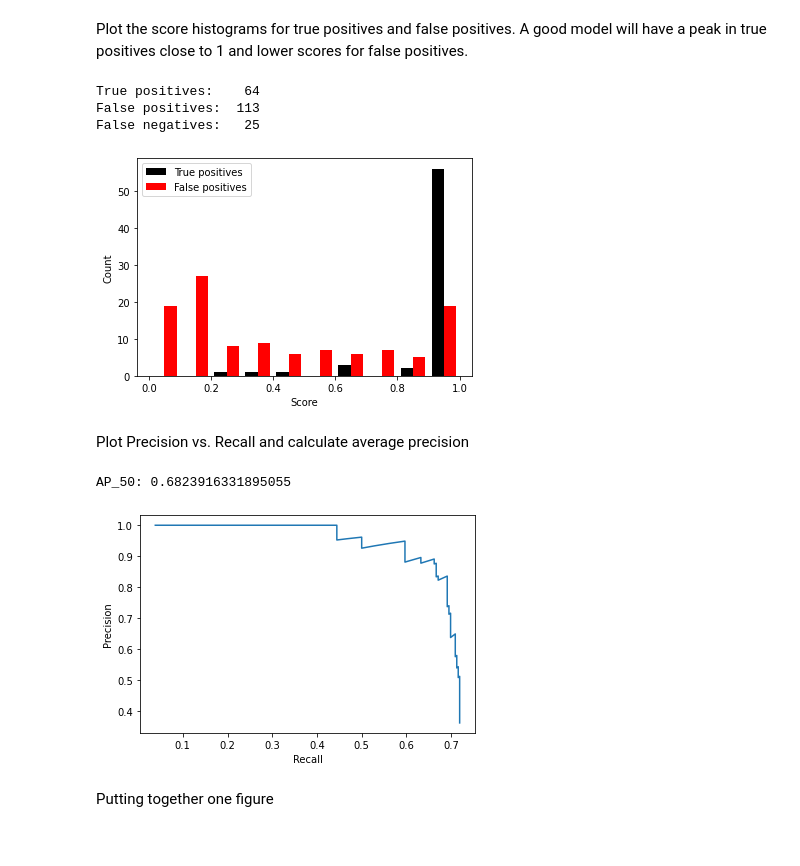
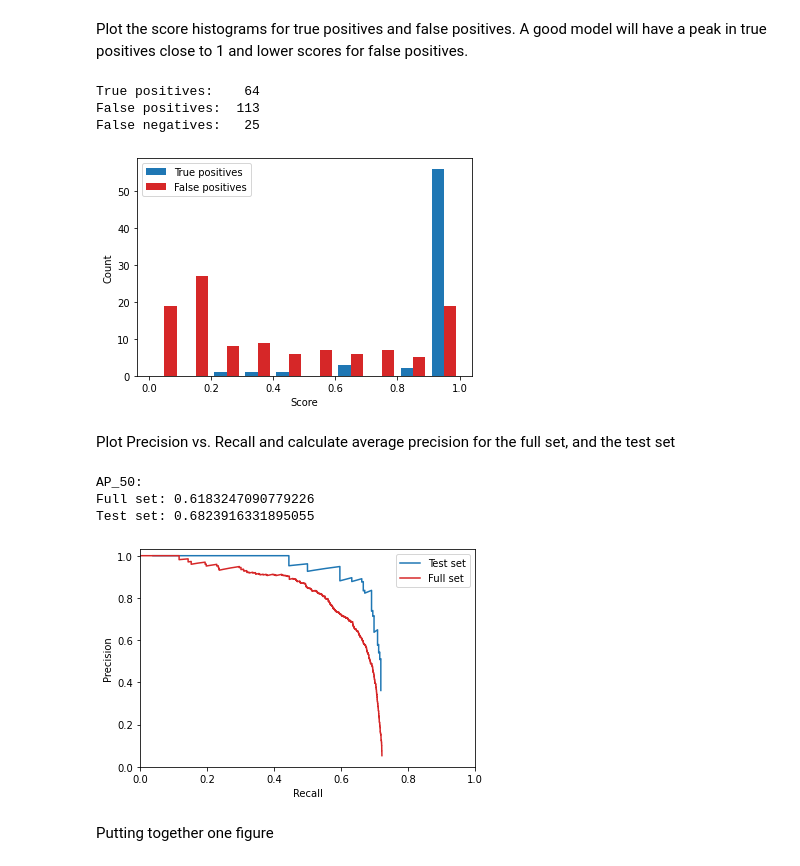
Before and after one commit to J-Wall/camfi, a Jupyter notebook: examples/annotation_evaluation.ipynb, the cells around one changed output. Drawn from its saved outputs; the diff is of its cells as text; code cells hidden in the pictures.

Commit message:
Better autoannotation evaluation figures including full set validation

```diff
--- a/examples/annotation_evaluation.ipynb
+++ b/examples/annotation_evaluation.ipynb
@@ -13,10 +14,14 @@ import numpy as np
 Next, load the validation data
 # %%
 validation_file = "data/validation.json"
+validation_file_all = "data/validation_all.json"
 
 with open(validation_file, "r") as f:
     validation = json.load(f)
 
+with open(validation_file_all, "r") as f:
+    validation_all = json.load(f)
+
 list(validation.keys())
 # %% [output]
 ['all_ious',
@@ -115,31 +212,64 @@ Plot the score histograms for true positives and false positives. A good model w
 # %%
 fig = plt.figure()
 ax = fig.add_subplot(
     111,
     xlabel="Score",
     ylabel="Count",
 )
 
 
 h, b, p = ax.hist(
     [validation["true_positives"], validation["false_positives"]],
-    bins=score_bins,
+    bins=np.linspace(0., 1., num=11),
     label=["True positives", "False positives"],
-    color=["k", "r"],
+    color=["tab:blue", "tab:red"],
 )
 ax.legend()
 
 print(f'True positives:  {len(validation["true_positives"]):4d}')
 print(f'False positives: {len(validation["false_positives"]):4d}')
 print(f'False negatives: {validation["false_negatives"]:4d}')
 # %% [output]
 True positives:    64
 False positives:  113
 False negatives:   25
-[figure, old version]
+[figure, new version]
 # %% [markdown]
-Plot Precision vs. Recall and calculate average precision
+Plot Precision vs. Recall and calculate average precision for the full set, and the test set
 # %%
+# Full set
+true_positives_all = np.array(validation_all["true_positives"])
+false_positives_all = np.array(validation_all["false_positives"])
+false_negatives_all = validation_all["false_negatives"]
+
+precision_all = [0.]
+recall_all = [1.]
+
+for score_cutoff in np.sort(np.concatenate((true_positives_all, false_positives_all))):
+    tp = np.count_nonzero(true_positives_all >= score_cutoff)
+    fp = np.count_nonzero(false_positives_all >= score_cutoff)
+    try:
+        pr = tp / (tp + fp)
+        re = tp / (tp + false_negatives_all)
+    except ZeroDivisionError:
+        pass
+    finally:
+        precision_all.append(pr)
+        recall_all.append(re)
+
+precision_all.append(1.)
+recall_all.append(0.)
+
+precision_all = np.array(precision_all)
+recall_all = np.array(recall_all)
+
+ap_precision_values_all = []
+for ap_recall_value in np.linspace(0., 1., num=11, endpoint=True):
+    ap_precision_values_all.append(precision_all[recall_all >= ap_recall_value].max())
+
+average_precision_all = sum(ap_precision_values_all) / len(ap_precision_values_all)
+
+# Test set
 true_positives = np.array(validation["true_positives"])
 false_positives = np.array(validation["false_positives"])
 false_negatives = validation["false_negatives"]
@@ -165,22 +295,31 @@ recall.append(0.)
 precision = np.array(precision)
 recall = np.array(recall)
 
+ap_precision_values = []
+for ap_recall_value in np.linspace(0., 1., num=11, endpoint=True):
+    ap_precision_values.append(precision[recall >= ap_recall_value].max())
+
+average_precision = sum(ap_precision_values) / len(ap_precision_values)
+
 fig = plt.figure()
 ax = fig.add_subplot(
     111,
     xlabel="Recall",
     ylabel="Precision",
+    xlim=(0., 1.),
+    ylim=(0., 1.03),
 )
-ax.plot(recall[1:-1], precision[1:-1])
+ax.plot(recall[1:-1], precision[1:-1], c="tab:blue", label="Test set")
+ax.plot(recall_all[1:-1], precision_all[1:-1], c="tab:red", label="Full set")
+ax.legend()
 
-ap_precision_values = []
-for ap_recall_value in np.linspace(0., 1., num=11, endpoint=True):
-    ap_precision_values.append(precision[recall >= ap_recall_value].max())
-
-average_precision = sum(ap_precision_values) / len(ap_precision_values)
-print(f"AP_50: {average_precision}")
+print("AP_50:")
+print(f"Full set: {average_precision_all}")
+print(f"Test set: {average_precision}")
 # %% [output]
-AP_50: 0.6823916331895055
+AP_50:
+Full set: 0.6183247090779226
+Test set: 0.6823916331895055
-[figure, old version]
+[figure, new version]
 # %% [markdown]
 Putting together one figure
```
Also changed, not shown: parts of 13 cells of this notebook, 2 other files.
